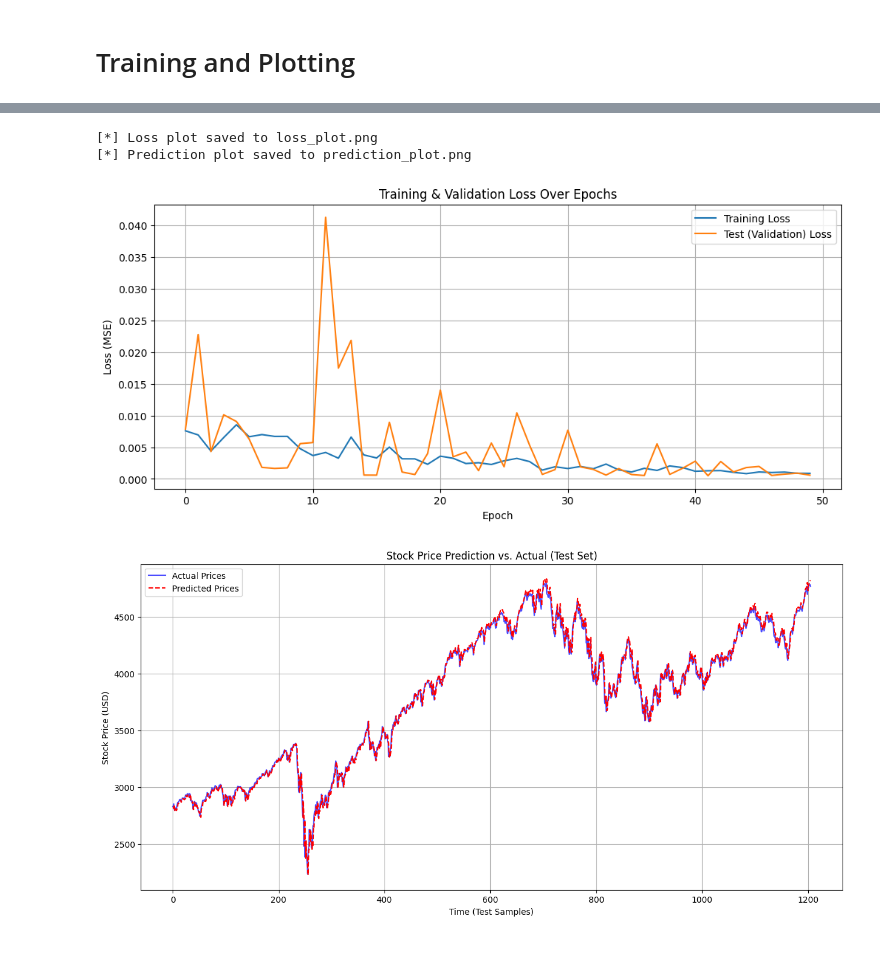
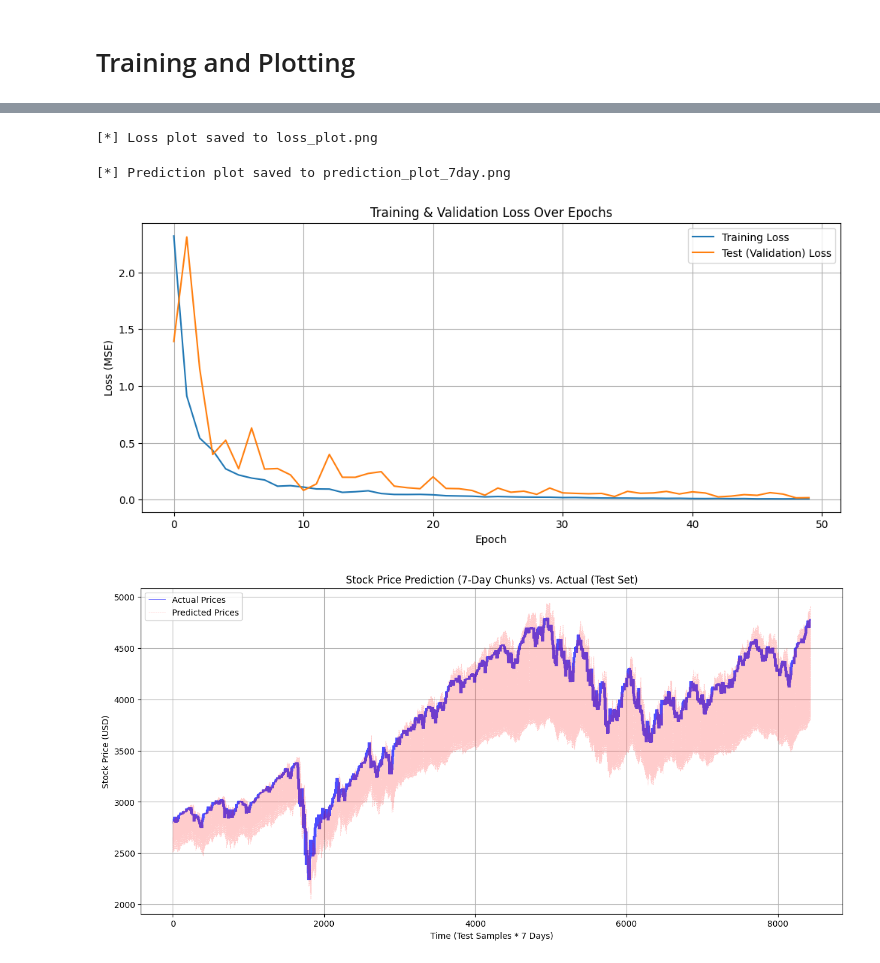
Before and after one commit to Sat-A/s5-jax, a Jupyter notebook: s5-Predictor.ipynb, the cells around one changed output, grey strips where cells are left out. Drawn from its saved outputs; the diff is of its cells as text; code cells hidden in the pictures.

Commit message:
Implement Sequence Prediction

```diff
--- a/s5-Predictor.ipynb
+++ b/s5-Predictor.ipynb
@@ -532,6 +536,7 @@ def create_dataset(dataset: str, batch_size: int, seq_length: int) -> Dataset:
 # %% [markdown]
 # Creating our Regressor
 # %%
+from re import X
 # Replace S5Classifier with S5Regressor
 
 @dataclasses.dataclass
@@ -574,7 +579,7 @@ class S5Regressor(hk.Module):
 
         # CRITICAL: Remove the log_softmax! We want the raw output value.
         # We also squeeze the last dimension to match the label shape (batch_size,)
-        return jnp.squeeze(x, axis=-1)
+        return x
 # %% [markdown]
 Next we will set some hyperparameters:
 # %%
@@ -589,7 +594,8 @@ BATCH_SIZE: int = 64
 DROPOUT_RATE: float = 0.1
 LEARNING_RATE: float = 1e-3
 SEED = 0
-SEQ_LENGTH: int = 7  # Your specified 7-day window
+IN_SEQ_LENGTH: int = 14  # Your specified 7-day window
+OUT_SEQ_LENGTH: int = 7
 # %% [markdown]
 To keep things simple for this example, we will just be using a plain adam optimizer, but the results can be highly improved with extra techniques such as cosine annealing, learning rate schedules and weight decay.
 # %%
@@ -740,11 +746,12 @@ torch.random.manual_seed(SEED)
 key = jax.random.PRNGKey(SEED)
 rng, init_rng = jax.random.split(key)
 # %%
-# Note: We now pass SEQ_LENGTH
+# Note: We now pass IN_SEQ_LENGTH AND OUT_SEQ_LENGTH
 ds = create_dataset(
     'stock-prediction',
-    BATCH_SIZE,
-    seq_length=SEQ_LENGTH
+    batch_size = BATCH_SIZE,
+    in_seq_length = IN_SEQ_LENGTH,
+    out_seq_length = OUT_SEQ_LENGTH
 )
 init_data = jnp.array(next(iter(ds.trainloader))[0].numpy())
 # %% [output]
@@ -848,52 +855,60 @@ plt.plot(test_losses, label='Test (Validation) Loss')
 plt.title('Training & Validation Loss Over Epochs')
 plt.xlabel('Epoch')
 plt.ylabel('Loss (MSE)')
 plt.legend()
 plt.grid(True)
 plt.savefig('loss_plot.png')
 print("\n[*] Loss plot saved to loss_plot.png")
 
 # --- Plot 2: Actual vs. Predicted Prices ---
 
 # 1. Get all predictions from the testloader
 all_predictions = []
 all_actuals = []
 
-# Ensure testloader is not shuffling
 testloader_for_plotting = DataLoader(ds.testloader.dataset, batch_size=64, shuffle=False)
-eval_rng = jax.random.PRNGKey(SEED + 1) # Use a different key for eval
+eval_rng = jax.random.PRNGKey(SEED + 1)
 
 for inputs, targets in testloader_for_plotting:
     inputs_jnp = jnp.array(inputs.numpy())
+    preds = forward.apply(state.params, eval_rng, inputs_jnp) # Shape [batch_size, 7]
 
-    # Get model predictions
-    preds = forward.apply(state.params, eval_rng, inputs_jnp)
+    all_predictions.append(preds)
+    all_actuals.append(targets.numpy())
 
-    all_predictions.extend(preds)
-    all_actuals.extend(targets.numpy())
+# --- MODIFIED: Concatenate and flatten ---
 
-# Convert to numpy arrays
-all_predictions = jnp.array(all_predictions)
-all_actuals = jnp.array(all_actuals)
+# Concatenate batches to get [num_samples, 7]
+all_predictions = jnp.concatenate(all_predictions, axis=0)
+all_actuals = jnp.concatenate(all_actuals, axis=0)
 
-# 2. Inverse-transform the normalised data to get actual prices
-# Note: The scaler expects a 2D array, so we must reshape
-actual_prices = ds.scaler.inverse_transform(all_actuals.reshape(-1, 1))
-predicted_prices = ds.scaler.inverse_transform(all_predictions.reshape(-1, 1))
+# Flatten to get [num_samples * 7]
+all_predictions_flat = all_predictions.flatten()
+all_actuals_flat = all_actuals.flatten()
+
+# 2. Inverse-transform
+# Reshape to [N, 1] for the scaler, then flatten back for plotting
+actual_prices = ds.scaler.inverse_transform(
+    all_actuals_flat.reshape(-1, 1)
+).flatten()
+predicted_prices = ds.scaler.inverse_transform(
+    all_predictions_flat.reshape(-1, 1)
+).flatten()
 
 # 3. Create the plot
 plt.figure(figsize=(15, 7))
-plt.plot(actual_prices, label='Actual Prices', color='blue', alpha=0.7)
-plt.plot(predicted_prices, label='Predicted Prices', color='red', linestyle='--')
-plt.title('Stock Price Prediction vs. Actual (Test Set)')
-plt.xlabel('Time (Test Samples)')
+plt.plot(actual_prices, label='Actual Prices', color='blue', alpha=0.7, linewidth=0.5)
+# Plot predictions as a dashed line to see them clearly
+plt.plot(predicted_prices, label='Predicted Prices', color='red', linestyle='--', alpha = 0.2, linewidth=0.5)
+plt.title('Stock Price Prediction (7-Day Chunks) vs. Actual (Test Set)')
+plt.xlabel('Time (Test Samples * 7 Days)')
 plt.ylabel('Stock Price (USD)')
 plt.legend()
 plt.grid(True)
-plt.savefig('prediction_plot.png')
-print("[*] Prediction plot saved to prediction_plot.png")
+plt.savefig('prediction_plot_7day.png')
+print("[*] Prediction plot saved to prediction_plot_7day.png")
 # %% [output]
 [*] Loss plot saved to loss_plot.png
-[*] Prediction plot saved to prediction_plot.png
+[*] Prediction plot saved to prediction_plot_7day.png
-[figure, old version]
+[figure, new version]
-[figure, old version]
+[figure, new version]
```
Also changed, not shown: parts of 4 cells of this notebook.
